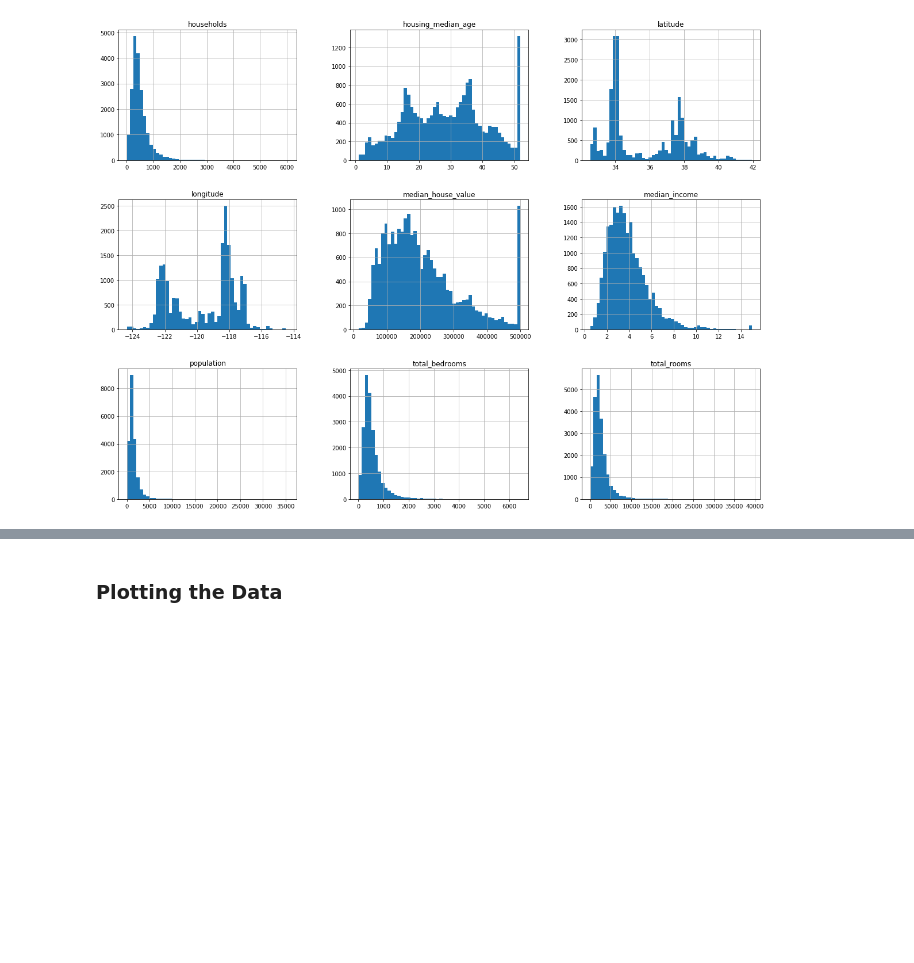
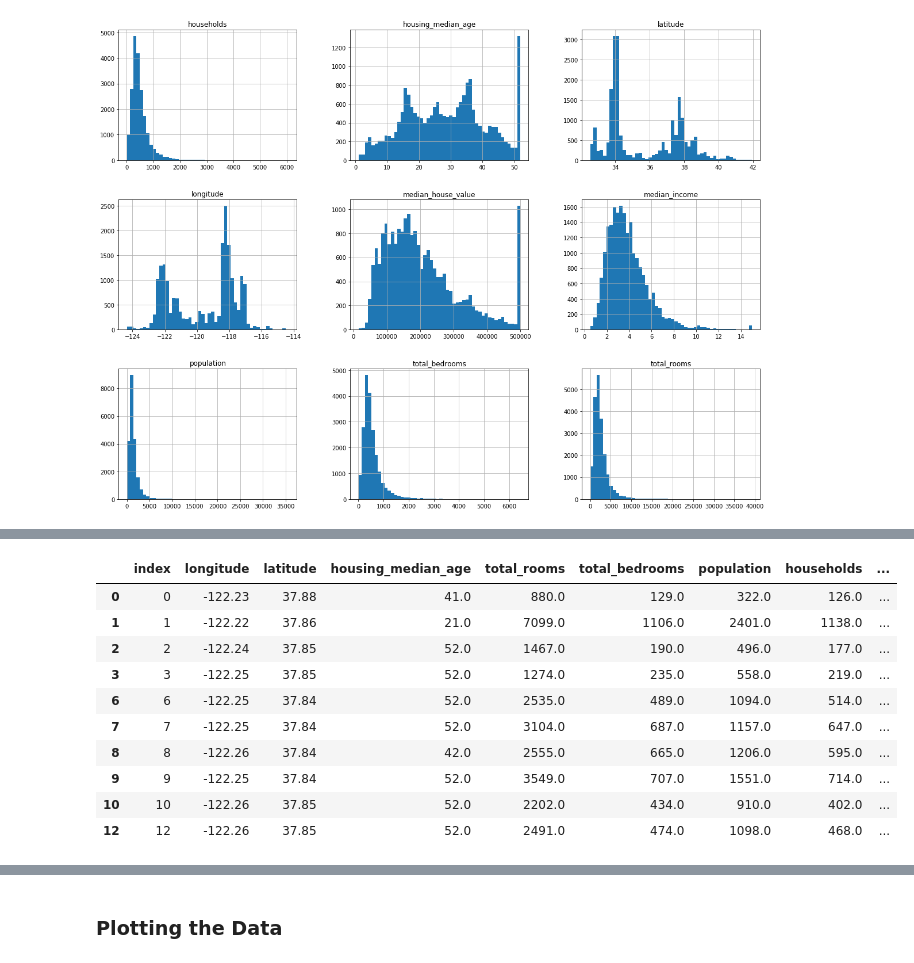
Before and after one commit to fjcamillo/Hands-On-Machine-Learning-with-Scikit-Learn-and-Tensorflow-Notes, a Jupyter notebook: Chapter 2.ipynb, the cells around one changed output, grey strips where cells are left out. Cells and saved outputs as stored; diff of their text form; code cells hidden in the pictures; blank space fills up the shorter version.

```diff
--- a/Chapter 2.ipynb
+++ b/Chapter 2.ipynb
@@ -98,6 +100,6 @@ def split_train_test(data, test_ratio):
     train_indices = shuffled_indices[test_set_size:]
     return data.iloc[train_indices], data.iloc[test_indices]
 # %%
-split_train_test(housing, .2)
+split_train_test(housing, .2)[:2]
 # %% [output]
 (       longitude  latitude  housing_median_age  total_rooms  total_bedrooms  \
@@ -121,6 +127,12 @@ split_train_test(housing, .2)
 import hashlib
 # %%
 def test_set_check(identifier, test_ratio, hash):
+    """
+    @params:
+    identifier: row id of the dataset
+    test_ratio: percentage stated to be converted as test set
+    hash: Hashing Algorithm
+    """
     return hash(np.int64(identifier)).digest()[-1] < 256* test_ratio
 # %%
 def split_train_test_by_id(data, test_ratio, id_column, hash=hashlib.md5):
@@ -131,3 +152,17 @@ def split_train_test_by_id(data, test_ratio, id_column, hash=hashlib.md5):
 housing_with_id = housing.reset_index()
 # %%
 train_set, test_set = split_train_test_by_id(housing_with_id, 0.2, "index")
+# %%
+train_set.head(10)
+# %% [output]
+|  | index | longitude | latitude | housing_median_age | total_rooms | total_bedrooms | population | households | ... |
+| 0 | 0 | -122.23 | 37.88 | 41.0 | 880.0 | 129.0 | 322.0 | 126.0 | ... |
+| 1 | 1 | -122.22 | 37.86 | 21.0 | 7099.0 | 1106.0 | 2401.0 | 1138.0 | ... |
+| 2 | 2 | -122.24 | 37.85 | 52.0 | 1467.0 | 190.0 | 496.0 | 177.0 | ... |
+| 3 | 3 | -122.25 | 37.85 | 52.0 | 1274.0 | 235.0 | 558.0 | 219.0 | ... |
+| 6 | 6 | -122.25 | 37.84 | 52.0 | 2535.0 | 489.0 | 1094.0 | 514.0 | ... |
+| 7 | 7 | -122.25 | 37.84 | 52.0 | 3104.0 | 687.0 | 1157.0 | 647.0 | ... |
+| 8 | 8 | -122.26 | 37.84 | 42.0 | 2555.0 | 665.0 | 1206.0 | 595.0 | ... |
+| 9 | 9 | -122.25 | 37.84 | 52.0 | 3549.0 | 707.0 | 1551.0 | 714.0 | ... |
+| 10 | 10 | -122.26 | 37.85 | 52.0 | 2202.0 | 434.0 | 910.0 | 402.0 | ... |
+| 12 | 12 | -122.26 | 37.85 | 52.0 | 2491.0 | 474.0 | 1098.0 | 468.0 | ... |
```
Also changed, not shown: parts of 13 cells of this notebook.
